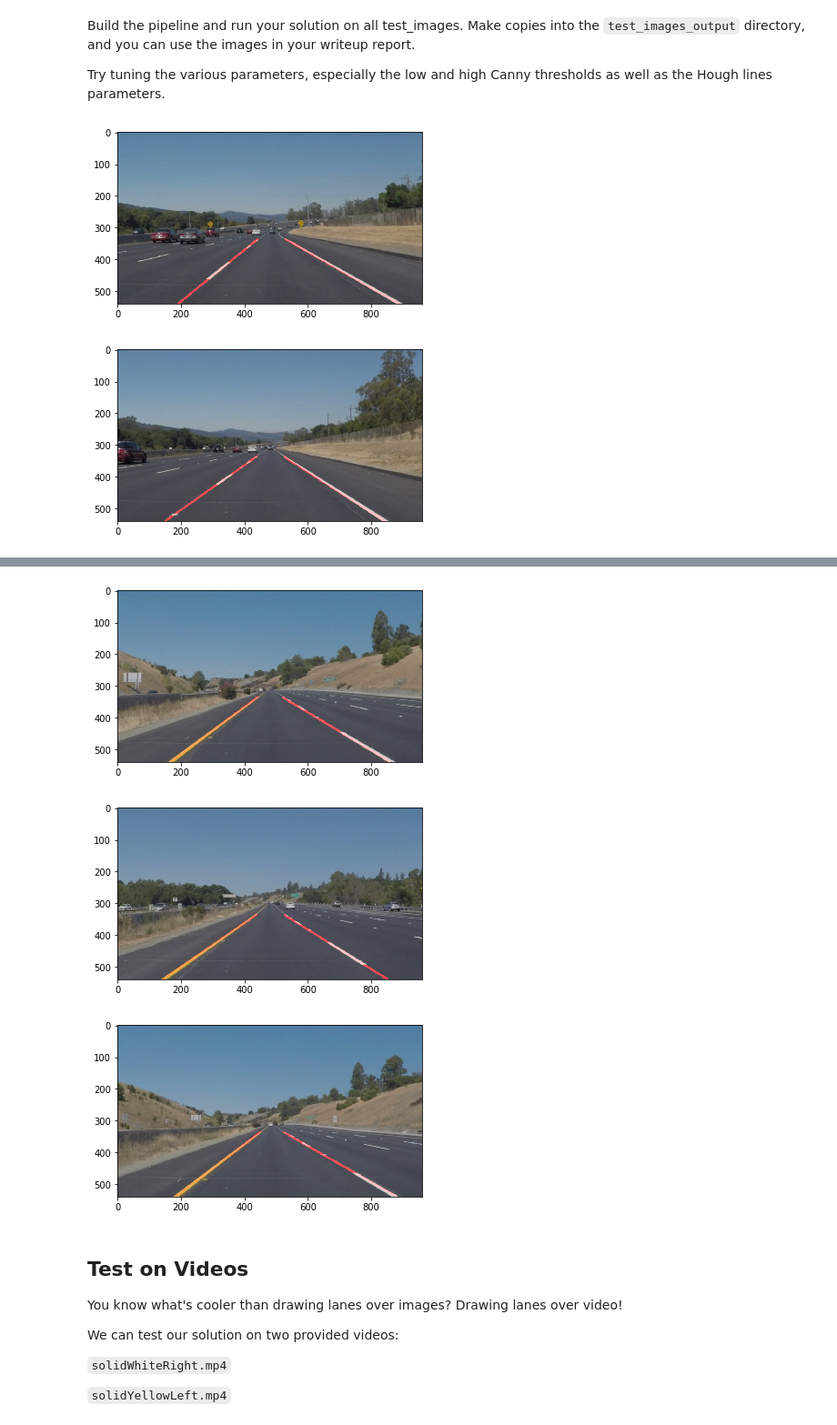
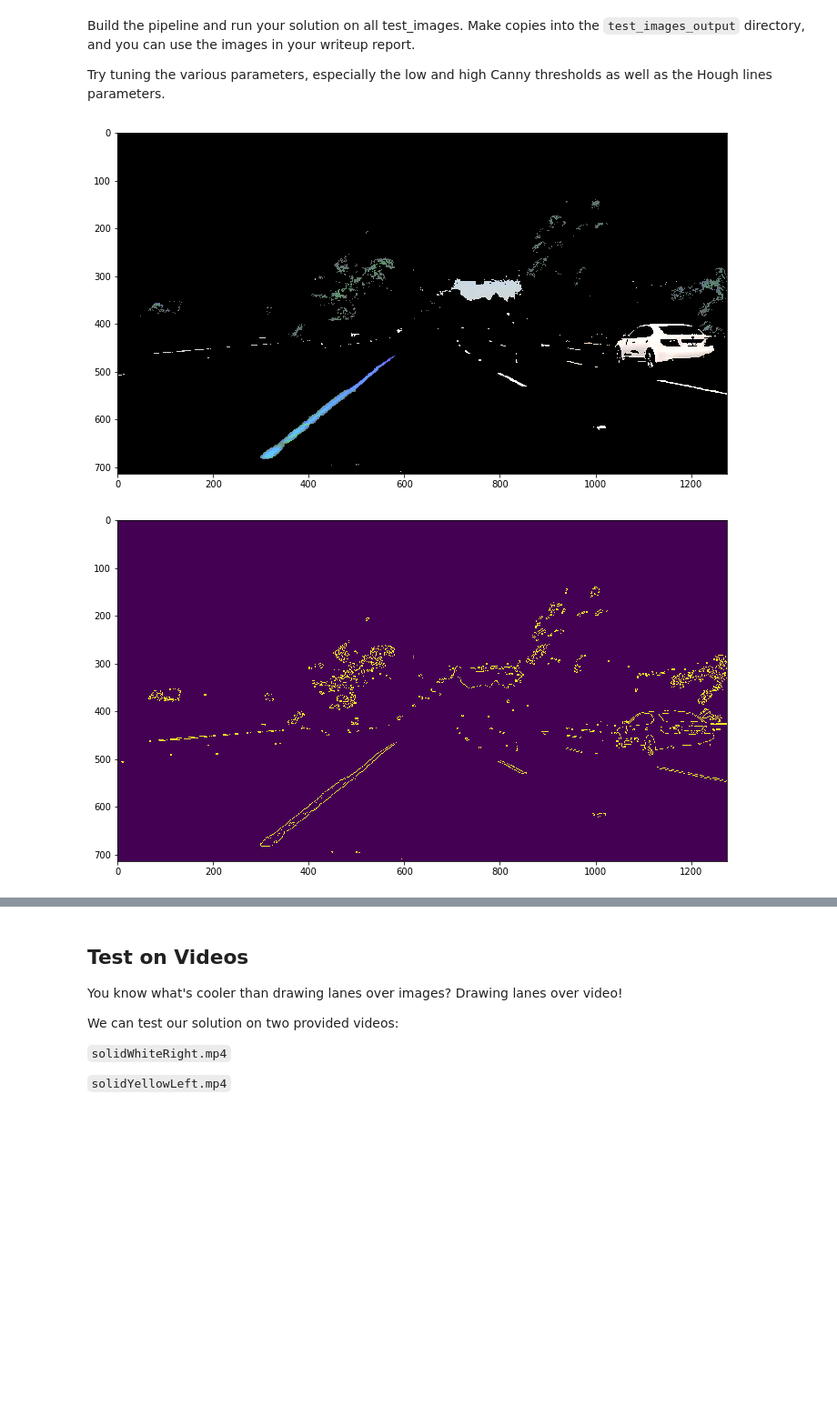
Before and after one commit to yortuc/CarND-LaneLines-P1, a Jupyter notebook: P1.ipynb, the cells around one changed output, grey strips where cells are left out. Shown at 91% size. Saved outputs shown, nothing was run; the diff lists cells and outputs as text; code cells hidden in the pictures; blank space fills up the shorter version.

Commit message:
color filtering

```diff
--- a/P1.ipynb
+++ b/P1.ipynb
@@ -140,7 +140,7 @@ x_left_bottom_hist =[]
 x_right_top_hist = []
 x_right_bottom_hist = []
 
-window_size = 10
+window_size = 5
 
 def draw_lines(img, lines, color=[255, 0, 0], thickness=2, roi_ratio=0.625):
     """
@@ -256,39 +256,69 @@ Try tuning the various parameters, especially the low and high Canny thresholds
 # %%
 ## TODO: Build your pipeline that will draw lane lines on the test_images
 # then save them to the test_images directory.
+def color_filter(image):
+    lower_white = np.array([200,200,200])
+    upper_white = np.array([255,255,255])
+
+    #get only white colors
+    mask_white = cv2.inRange(image, lower_white, upper_white)
+
+    #bitwise mask original image
+    image_white = cv2.bitwise_and(image, image, mask=mask_white)
+
+    # filter yellow
+    hsv_image = cv2.cvtColor(image, cv2.COLOR_BGR2HSV)
+    lower_yellow = np.array([90,100,100])
+    upper_yellow = np.array([110,255,255])
+    mask_yellow = cv2.inRange(hsv_image, lower_yellow, upper_yellow)
+    image_yellow = cv2.bitwise_and(hsv_image, hsv_image, mask=mask_yellow)
+
+    #combine yellow and white
+    image_combined = cv2.addWeighted(image_white, 1.0, image_yellow, 1.0, 0)
+    return image_combined
 
 def process_image(image):
-    gray_image = grayscale(image)
-    blur_image = gaussian_blur(gray_image, 3)
+
+    color_image = color_filter(image)
+
+    plt.figure(figsize=(12,16))
+    plt.imshow(color_image)
+
+    # gray_image = grayscale(color_image)
+    blur_image = gaussian_blur(color_image, 3)
     lines_image = canny(blur_image, low_threshold=60, high_threshold=120)
+
+    plt.figure(figsize=(12,16))
+    plt.imshow(lines_image)
 
     imshape = image.shape
     y_top = image.shape[0]*0.625
     y_bottom = image.shape[0]
 
     vertices = np.array([[(0,y_bottom), (5*imshape[1]/11, y_top),
                          (6*imshape[1]/11, y_top), (imshape[1], y_bottom)]
                         ], dtype=np.int32)
     crop_image = region_of_interest(lines_image, vertices=vertices)
 
     hough_image = hough_lines(crop_image,
                               rho = 1,
                               theta = np.pi/180,
                               threshold = 30,
                               min_line_len = 40,
                               max_line_gap = 20)
 
     combo = weighted_img(hough_image, image, α=0.8, β=1.0, λ=0.0)
 
     return combo
 
+files = ["challenge1.jpg"]
 for file in files:
     image = plt.imread("test_images/" + file)
     clear_buffer()
     processed = process_image(image)
-    plt.figure()
+    plt.figure(figsize=(12,16))
     plt.imshow(processed)
     plt.imsave(arr=processed, fname="test_images/processed_" + file)
 # %% [output]
-[figure, old version]
+[figure, new version]
-[figure, old version]
+[figure, new version]
@@ -296,6 +326,3 @@ for file in files:
-[figure, removed]
-[figure, removed]
-[figure, removed]
 # %% [markdown]
 ## Test on Videos
 
```
Also changed, not shown: parts of 5 cells of this notebook, 2 other files.
